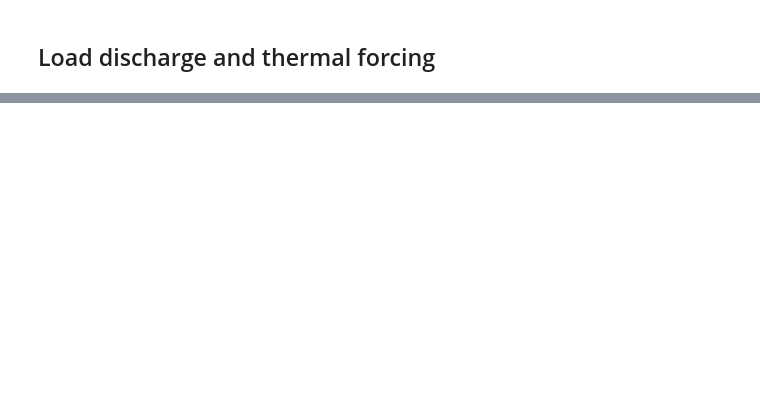
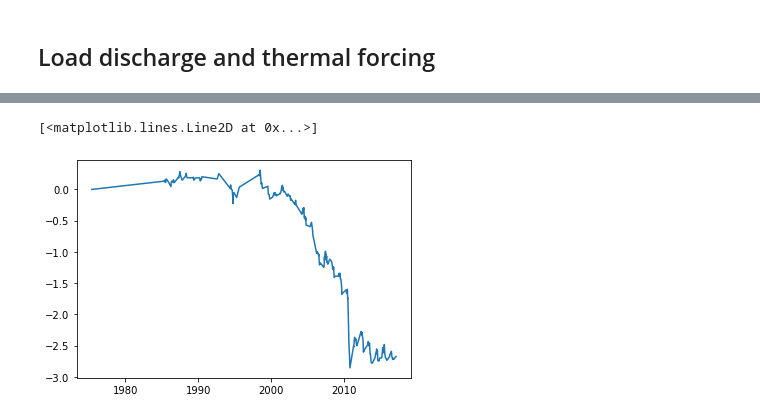
Before and after one commit to dfelikson/GrIS_Outlet_Glacier_Seasonal_dhdt, a Jupyter notebook: basins_on_model_mesh.ipynb, the cells around one changed output, grey strips where cells are left out. Saved outputs shown, nothing was run; the diff lists cells and outputs as text; code cells hidden in the pictures; blank space fills up the shorter version.

```diff
--- a/basins_on_model_mesh.ipynb
+++ b/basins_on_model_mesh.ipynb
@@ -92,0 +187,5 @@ Q = glacier0013['RACMO']['Q']
+# %%
+plt.plot(glacier0052['termpos']['t'],glacier0052['termpos']['L'])
+# %% [output]
+[<matplotlib.lines.Line2D at 0x...>]
+[figure, added]
```
Also changed, not shown: parts of 15 cells of this notebook.
